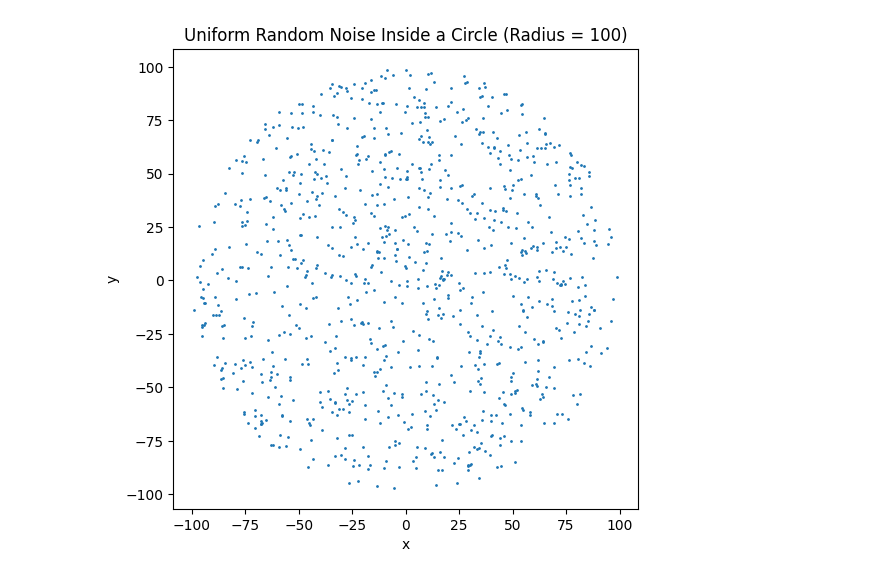
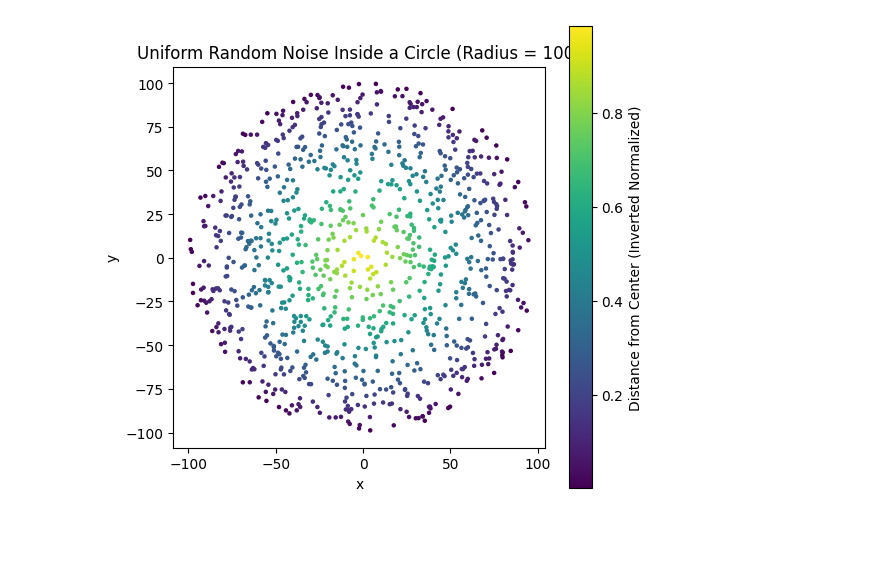
Before and after one commit to ddaeschler/math-playground, a Jupyter notebook: circle_sphere_volume.ipynb, the cells around one changed output. Drawn from its saved outputs; the diff is of its cells as text; code cells hidden in the pictures; blank space fills up the shorter version.

```diff
--- a/circle_sphere_volume.ipynb
+++ b/circle_sphere_volume.ipynb
@@ -2,37 +2,46 @@
 import numpy as np
 import matplotlib.pyplot as plt
 
 # Function to generate random points inside a unit circle
 def generate_random_points_in_circle(radius, num_points):
     points = []
+    distances = []
     for _ in range(num_points):
         # Generate random radius and angle
         r = radius * np.sqrt(np.random.random())
         theta = np.random.random() * 2 * np.pi
 
         # Convert polar coordinates to Cartesian coordinates
         x = r * np.cos(theta)
         y = r * np.sin(theta)
 
         points.append((x, y))
+        distances.append(r)  # Save the radial distance
 
-    return np.array(points)
+    return np.array(points), np.array(distances)
 
 # Parameters
 radius = 100  # Radius of the circle
 num_points = 1000  # Number of random points
 
 # Generate random points
-points = generate_random_points_in_circle(radius, num_points)
+points, distances = generate_random_points_in_circle(radius, num_points)
 
-# Plot the points
-plt.figure(figsize=(6,6))
-plt.scatter(points[:,0], points[:,1], s=1)
+# Normalize the distances to be between 0 and 1 (for color mapping)
+normalized_distances = distances / radius
+
+# Invert the normalized distances for the reversed color effect
+inverted_distances = 1 - normalized_distances
+
+# Plot the points with color mapping
+plt.figure(figsize=(6, 6))
+plt.scatter(points[:, 0], points[:, 1], c=inverted_distances, cmap='viridis', s=5)
 plt.gca().set_aspect('equal', adjustable='box')
+plt.colorbar(label='Distance from Center (Inverted Normalized)')
 plt.title(f'Uniform Random Noise Inside a Circle (Radius = {radius})')
 plt.xlabel('x')
 plt.ylabel('y')
 plt.show()
 # %% [output]
-[figure, old version]
+[figure, new version]
 # %%
```
Also changed, not shown: parts of 1 cell of this notebook.
